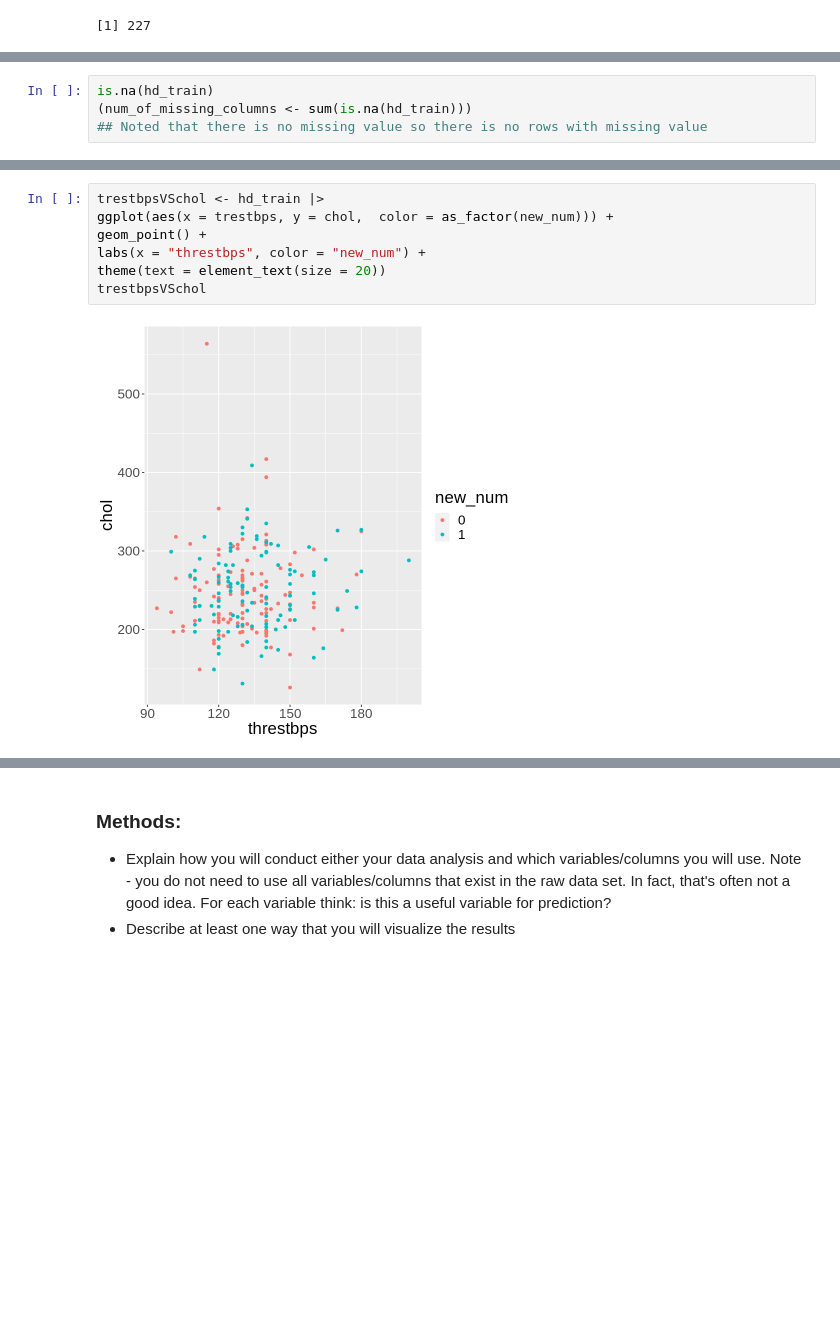
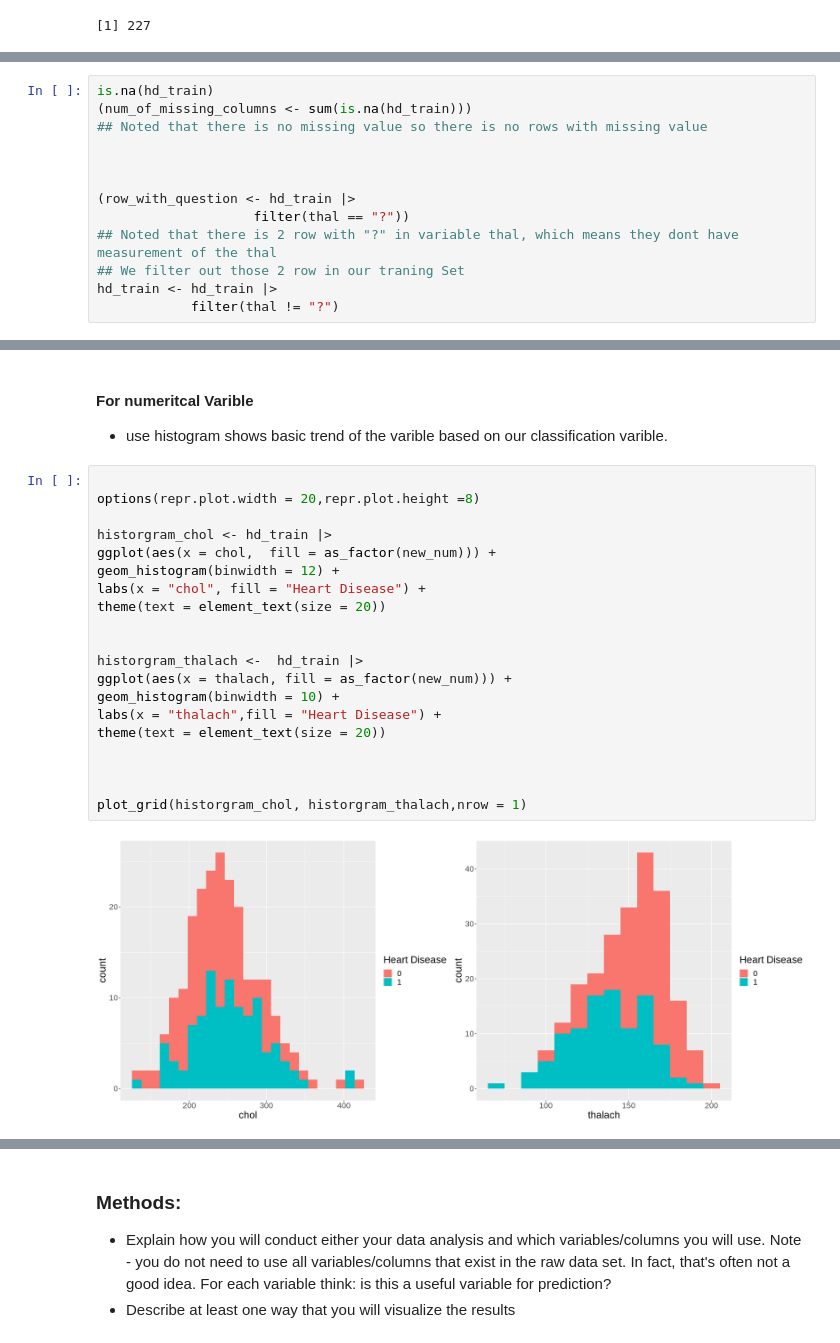
Before and after one commit to sherrii-Xia/DSCI_100_WT2, a Jupyter notebook: project/group_proposal.ipynb, the cells around one changed output, grey strips where cells are left out. Cells and saved outputs as stored; diff of their text form; blank space fills up the shorter version.

```diff
--- a/project/group_proposal.ipynb
+++ b/project/group_proposal.ipynb
@@ -165,6 +159,15 @@ sumOfData
 is.na(hd_train)
 (num_of_missing_columns <- sum(is.na(hd_train)))
 ## Noted that there is no missing value so there is no rows with missing value
+
+
+
+(row_with_question <- hd_train |>
+                    filter(thal == "?"))
+## Noted that there is 2 row with "?" in variable thal, which means they dont have measurement of the thal
+## We filter out those 2 row in our traning Set
+hd_train <- hd_train |>
+            filter(thal != "?")
 # %% [output]
 A matrix: 227 × 15 of type lgl
 | age | sex | cp | trestbps | chol | fbs | restecg | thalach | exang | oldpeak | slope | ca | ... |
@@ -189,10 +260,26 @@ distofnum
+# %% [markdown]
+#### For numeritcal Varible
+- use histogram shows basic trend of the varible based on our classification varible.
 # %%
-trestbpsVSchol <- hd_train |>
-ggplot(aes(x = trestbps, y = chol,  color = as_factor(new_num))) +
-geom_point() +
-labs(x = "threstbps", color = "new_num") +
+
+options(repr.plot.width = 20,repr.plot.height =8)
+
+historgram_chol <- hd_train |>
+ggplot(aes(x = chol,  fill = as_factor(new_num))) +
+geom_histogram(binwidth = 12) +
+labs(x = "chol", fill = "Heart Disease") +
 theme(text = element_text(size = 20))
-trestbpsVSchol
+
+
+historgram_thalach <-  hd_train |>
+ggplot(aes(x = thalach, fill = as_factor(new_num))) +
+geom_histogram(binwidth = 10) +
+labs(x = "thalach",fill = "Heart Disease") +
+theme(text = element_text(size = 20))
+
+
+
+plot_grid(historgram_chol, historgram_thalach,nrow = 1)
 # %% [output]
-[figure, old version]
+[figure, new version]
 # %%
```
Also changed, not shown: parts of 7 cells of this notebook.
